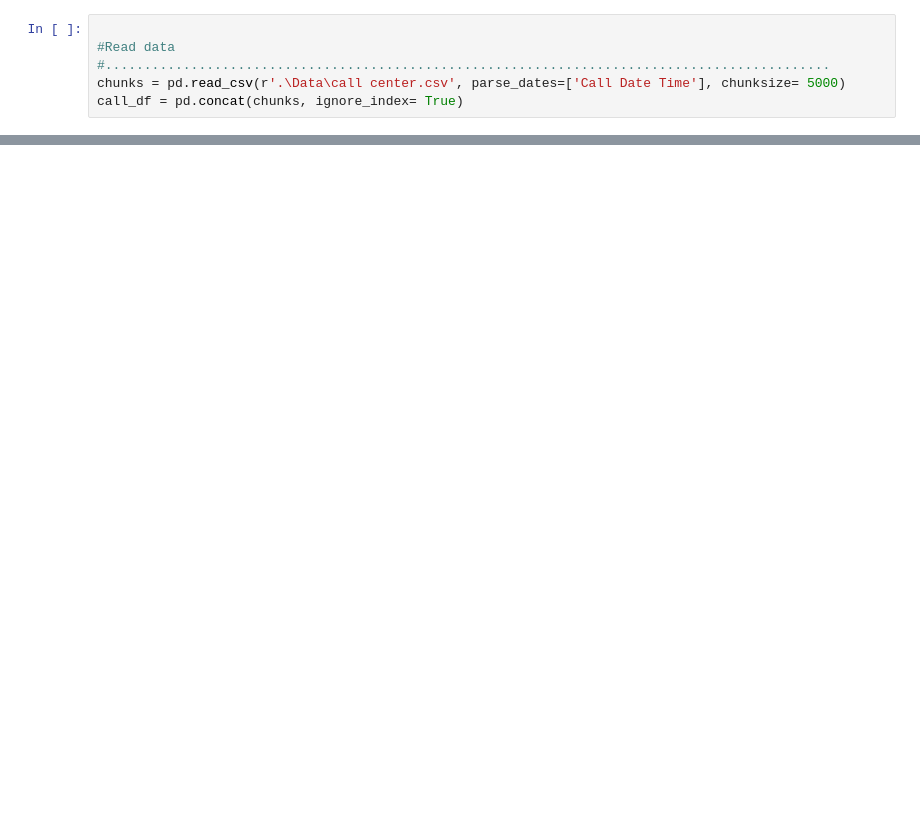
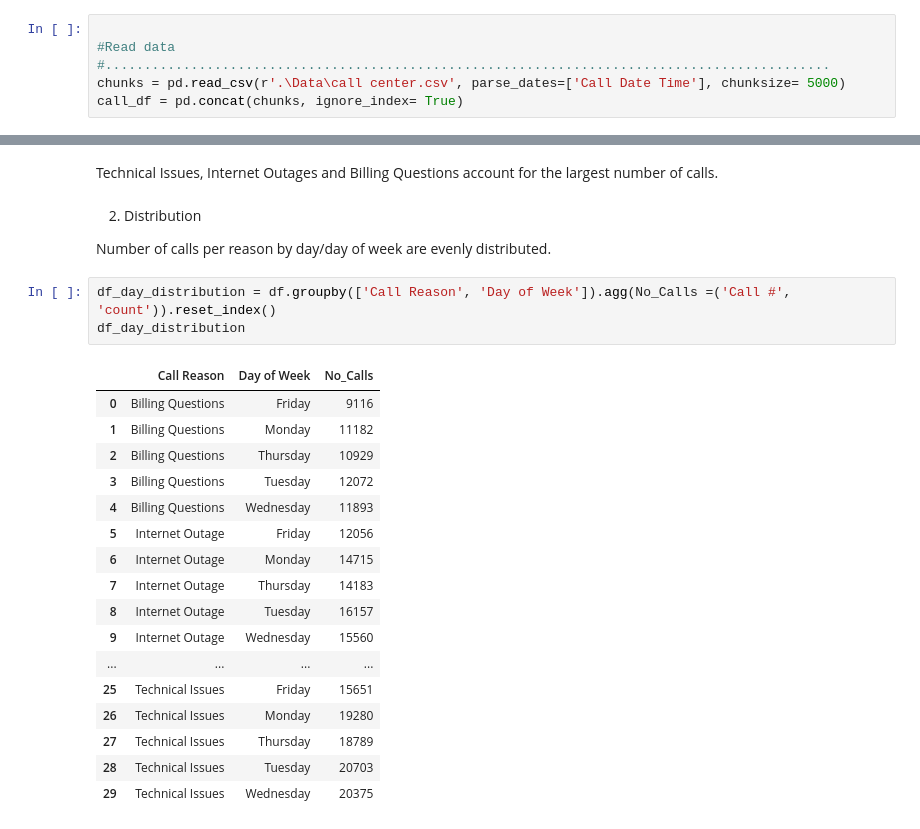
Before and after one commit to diana-kungu/RWDF, a Jupyter notebook: Call Center Operations Analytics/call_center.ipynb, the cells around one changed output, grey strips where cells are left out. Drawn from its saved outputs; the diff is of its cells as text; blank space fills up the shorter version.

```diff
--- a/Call Center Operations Analytics/call_center.ipynb
+++ b/Call Center Operations Analytics/call_center.ipynb
@@ -79,0 +89,28 @@ var
+# %% [markdown]
+Technical Issues, Internet Outages and Billing Questions account for the largest number
+of calls.
+# %% [markdown]
+2. Distribution
+
+Number of calls per reason by day/day of week are evenly distributed.
+# %%
+df_day_distribution = df.groupby(['Call Reason', 'Day of Week']).agg(No_Calls =('Call #', 'count')).reset_index()
+df_day_distribution
+# %% [output]
+|  | Call Reason | Day of Week | No_Calls |
+| 0 | Billing Questions | Friday | 9116 |
+| 1 | Billing Questions | Monday | 11182 |
+| 2 | Billing Questions | Thursday | 10929 |
+| 3 | Billing Questions | Tuesday | 12072 |
+| 4 | Billing Questions | Wednesday | 11893 |
+| 5 | Internet Outage | Friday | 12056 |
+| 6 | Internet Outage | Monday | 14715 |
+| 7 | Internet Outage | Thursday | 14183 |
+| 8 | Internet Outage | Tuesday | 16157 |
+| 9 | Internet Outage | Wednesday | 15560 |
+| ... | ... | ... | ... |
+| 25 | Technical Issues | Friday | 15651 |
+| 26 | Technical Issues | Monday | 19280 |
+| 27 | Technical Issues | Thursday | 18789 |
+| 28 | Technical Issues | Tuesday | 20703 |
+| 29 | Technical Issues | Wednesday | 20375 |
```
Also changed, not shown: parts of 7 cells of this notebook, 1 other file.
